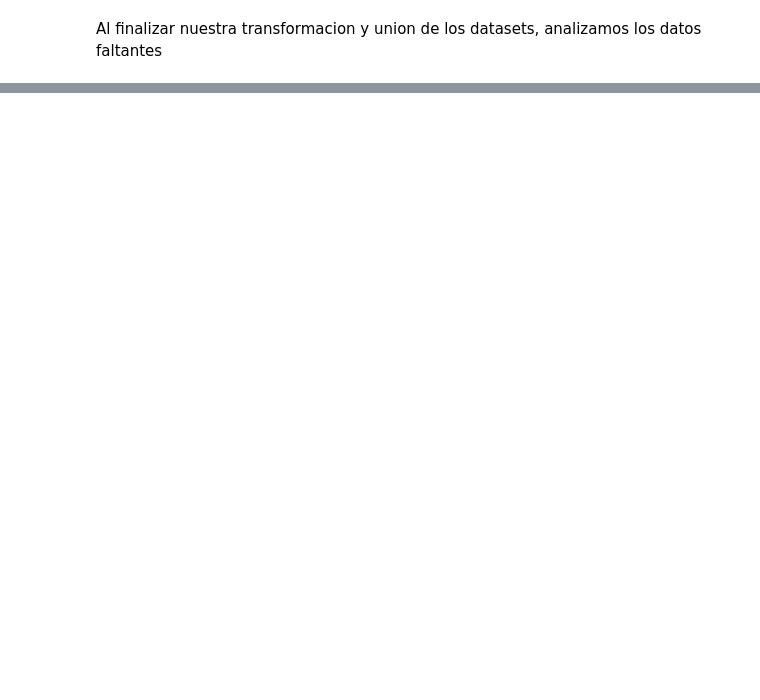
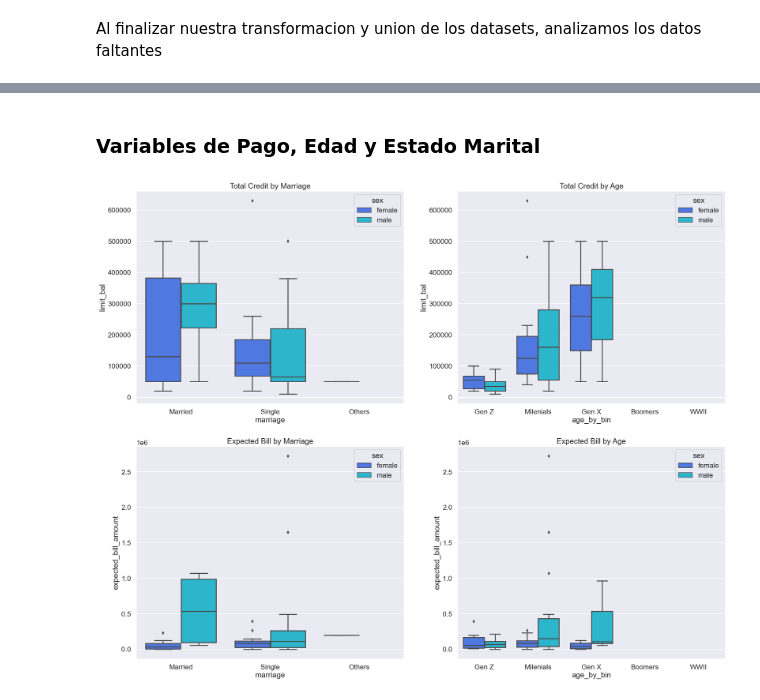
Before and after one commit to AdolfoVillalobos/ta-data-analysis-challenge, a Jupyter notebook: report.ipynb, the cells around one changed output, grey strips where cells are left out. Saved outputs shown, nothing was run; the diff lists cells and outputs as text; code cells hidden in the pictures; blank space fills up the shorter version.

```diff
--- a/report.ipynb
+++ b/report.ipynb
@@ -937,0 +1267,21 @@ ID: 3. Prediction: 0
+# %% [markdown]
+### Variables de Pago, Edad y Estado Marital
+# %%
+fix, axes = plt.subplots(2,2 , figsize=(25, 20))
+
+sns.boxplot(data=df, x="marriage", y="limit_bal", hue="sex", ax=axes[0,0])
+axes[0,0].set_title("Total Credit by Marriage")
+
+sns.boxplot(data=df, x="age_by_bin", y="limit_bal", hue="sex", ax=axes[0,1])
+axes[0,1].set_title("Total Credit by Age")
+
+
+sns.boxplot(data=df, x="marriage", y="expected_bill_amount", hue="sex", ax=axes[1,0])
+axes[1,0].set_title("Expected Bill by Marriage")
+
+sns.boxplot(data=df, x="age_by_bin", y="expected_bill_amount", hue="sex", ax=axes[1,1])
+axes[1,1].set_title("Expected Bill by Age")
+
+fig.tight_layout()
+# %% [output]
+[figure, added]
```
Also changed, not shown: parts of 164 cells of this notebook, 6 other files.
